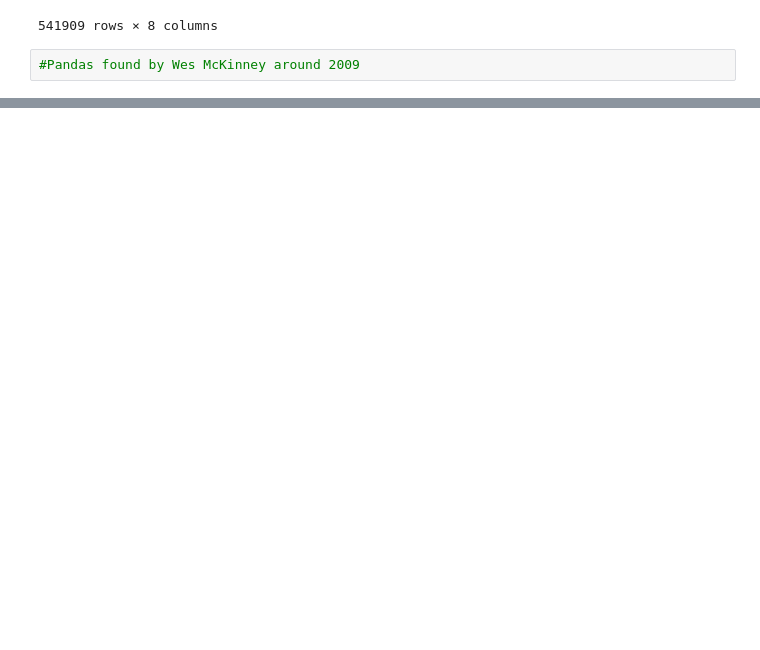
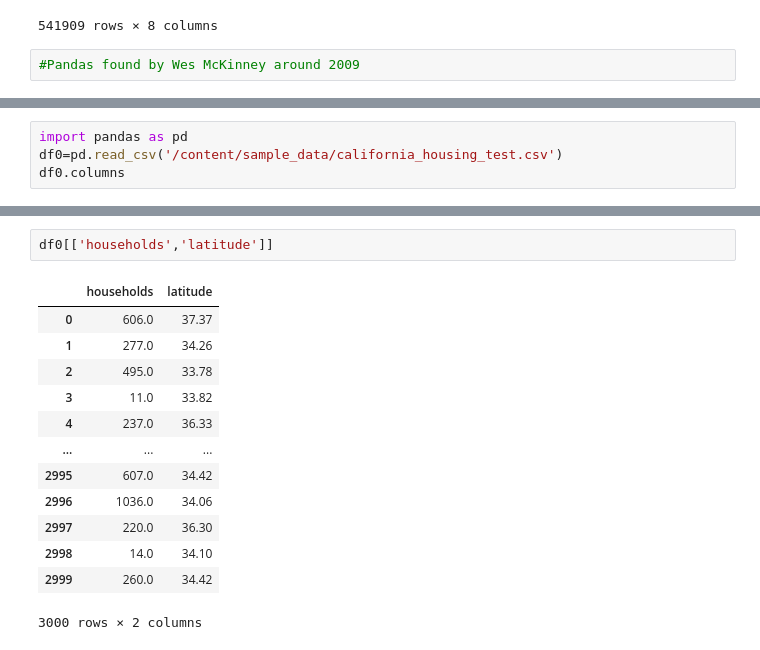
Before and after one commit to ualjeb/ITVedantWork, a Jupyter notebook: Work/DMS/NumpyPandas.ipynb, the cells around one changed output, grey strips where cells are left out. Saved outputs shown, nothing was run; the diff lists cells and outputs as text; blank space fills up the shorter version.

```diff
--- a/Work/DMS/NumpyPandas.ipynb
+++ b/Work/DMS/NumpyPandas.ipynb
@@ -359,0 +399,4 @@ df0
+# %%
+import pandas as pd
+df0=pd.read_csv('/content/sample_data/california_housing_test.csv')
+df0.columns
@@ -359,0 +429,16 @@ df0
+# %%
+df0[['households','latitude']]
+# %% [output]
+|  | households | latitude |
+| 0 | 606.0 | 37.37 |
+| 1 | 277.0 | 34.26 |
+| 2 | 495.0 | 33.78 |
+| 3 | 11.0 | 33.82 |
+| 4 | 237.0 | 36.33 |
+| ... | ... | ... |
+| 2995 | 607.0 | 34.42 |
+| 2996 | 1036.0 | 34.06 |
+| 2997 | 220.0 | 36.30 |
+| 2998 | 14.0 | 34.10 |
+| 2999 | 260.0 | 34.42 |
+3000 rows × 2 columns
```
Also changed, not shown: parts of 17 cells of this notebook, 11 other files.
